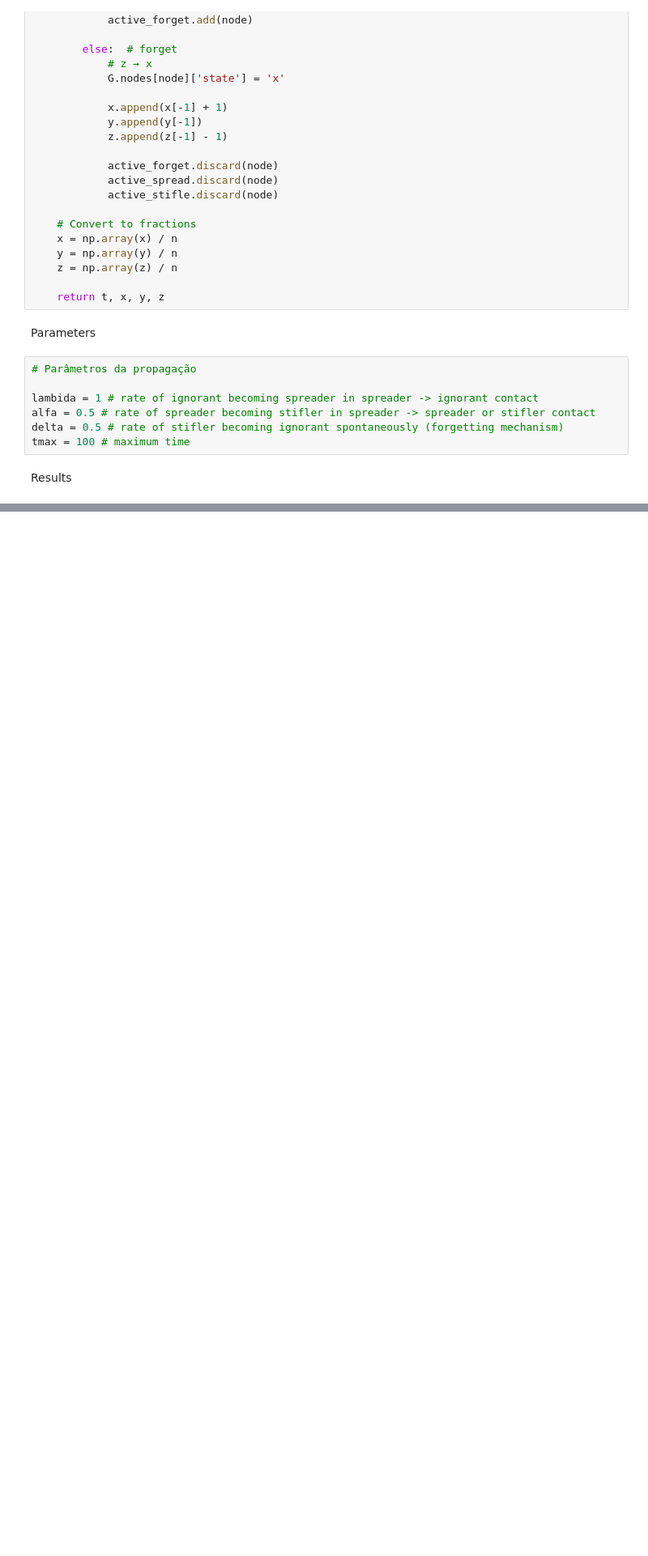
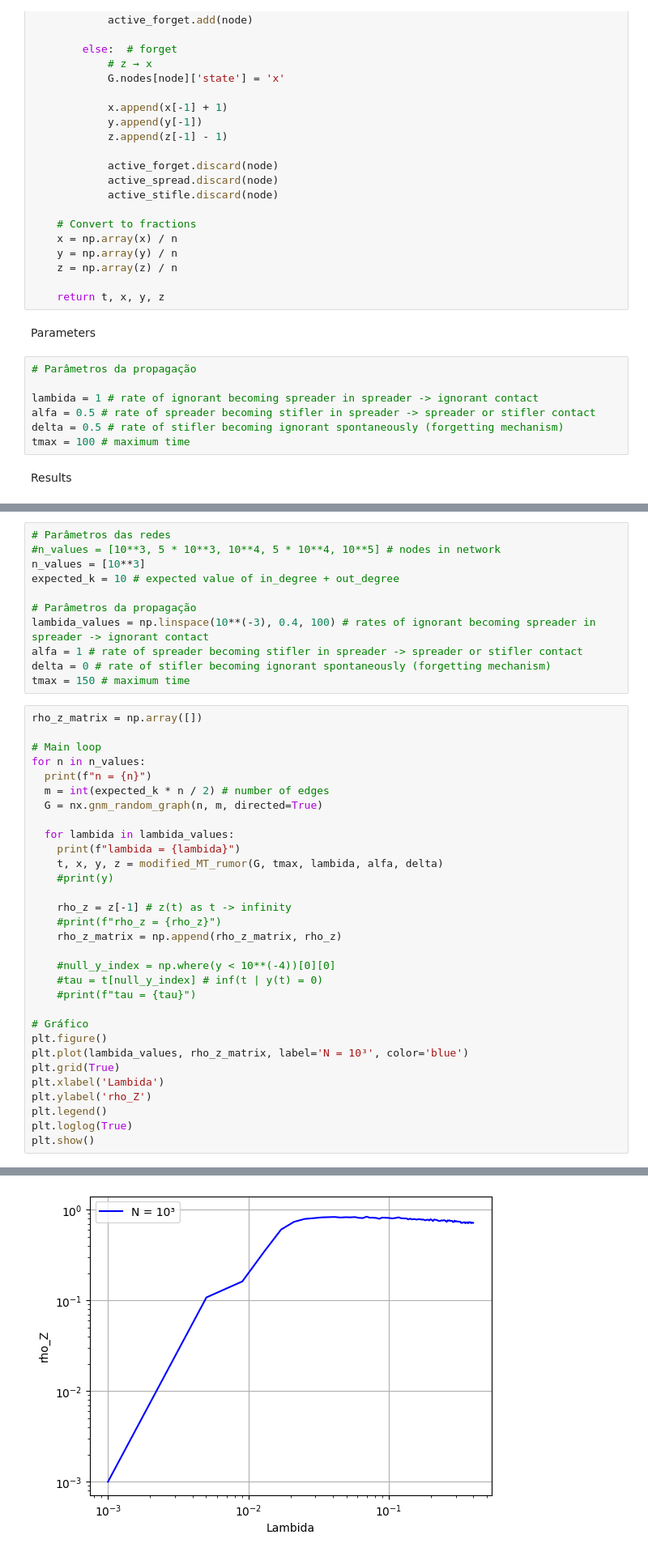
Before and after one commit to Cairo-Henrique/Estrutura-e-dinamica-de-redes-complexas, a Jupyter notebook: Rumor_Spreading_Networks.ipynb, the cells around one changed output, grey strips where cells are left out. Shown at 81% size. Drawn from its saved outputs; the diff is of its cells as text; blank space fills up the shorter version.

```diff
--- a/Rumor_Spreading_Networks.ipynb
+++ b/Rumor_Spreading_Networks.ipynb
@@ -270,0 +276,43 @@ plt.show()
+# %%
+# Parâmetros das redes
+#n_values = [10**3, 5 * 10**3, 10**4, 5 * 10**4, 10**5] # nodes in network
+n_values = [10**3]
+expected_k = 10 # expected value of in_degree + out_degree
+
+# Parâmetros da propagação
+lambida_values = np.linspace(10**(-3), 0.4, 100) # rates of ignorant becoming spreader in spreader -> ignorant contact
+alfa = 1 # rate of spreader becoming stifler in spreader -> spreader or stifler contact
+delta = 0 # rate of stifler becoming ignorant spontaneously (forgetting mechanism)
+tmax = 150 # maximum time
+# %%
+rho_z_matrix = np.array([])
+
+# Main loop
+for n in n_values:
+  print(f"n = {n}")
+  m = int(expected_k * n / 2) # number of edges
+  G = nx.gnm_random_graph(n, m, directed=True)
+
+  for lambida in lambida_values:
+    print(f"lambida = {lambida}")
+    t, x, y, z = modified_MT_rumor(G, tmax, lambida, alfa, delta)
+    #print(y)
+
+    rho_z = z[-1] # z(t) as t -> infinity
+    #print(f"rho_z = {rho_z}")
+    rho_z_matrix = np.append(rho_z_matrix, rho_z)
+
+    #null_y_index = np.where(y < 10**(-4))[0][0]
+    #tau = t[null_y_index] # inf(t | y(t) = 0)
+    #print(f"tau = {tau}")
+
+# Gráfico
+plt.figure()
+plt.plot(lambida_values, rho_z_matrix, label='N = 10³', color='blue')
+plt.grid(True)
+plt.xlabel('Lambida')
+plt.ylabel('rho_Z')
+plt.legend()
+plt.loglog(True)
+plt.show()
+# %% [output]
@@ -270,0 +336 @@ plt.show()
+[figure, added]
```
Also changed, not shown: parts of 7 cells of this notebook.
